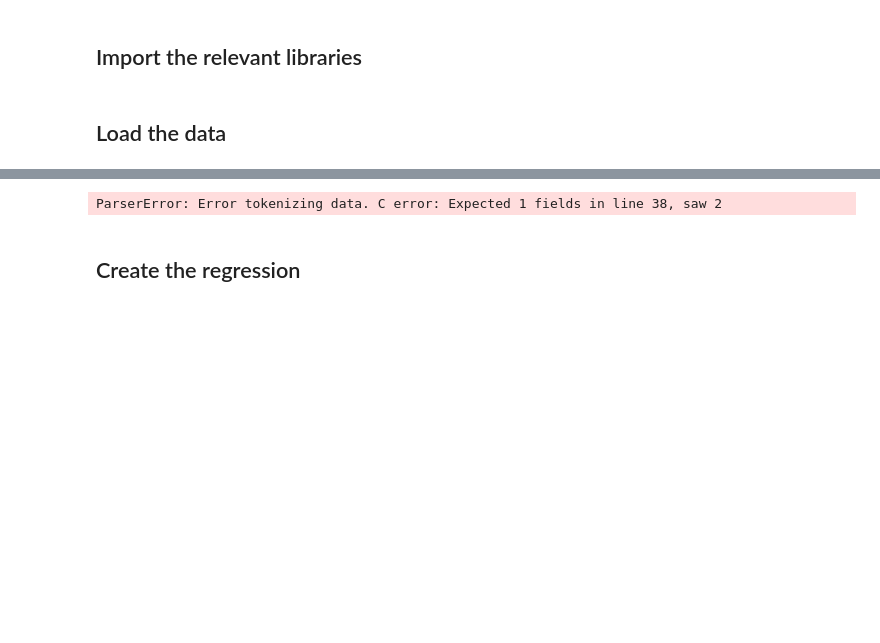
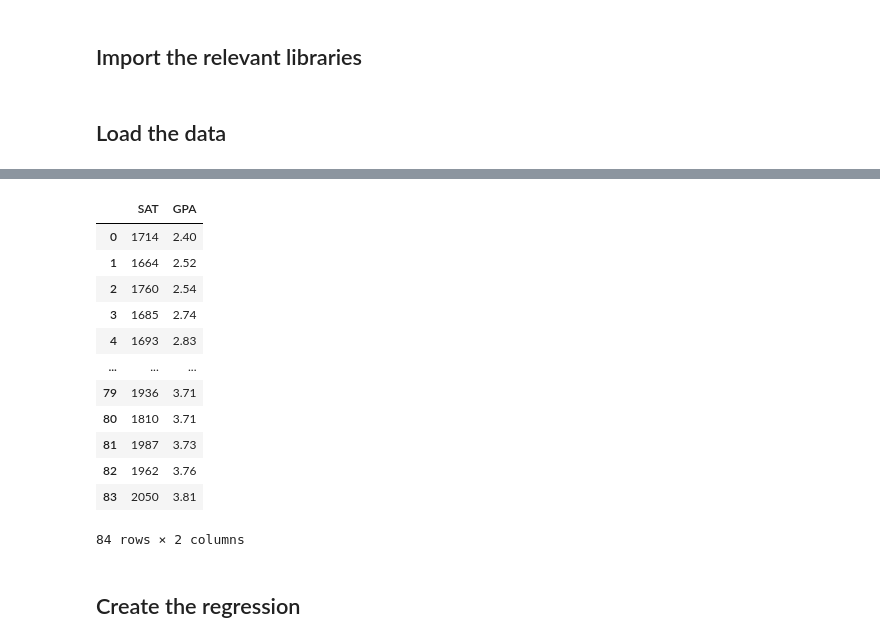
Before and after one commit to henrykibithia8-dev/DS-projests, a Jupyter notebook: Simple_linear_regression_Notebook.ipynb, the cells around one changed output, grey strips where cells are left out. Drawn from its saved outputs; the diff is of its cells as text; code cells hidden in the pictures; blank space fills up the shorter version.

```diff
--- a/Simple_linear_regression_Notebook.ipynb
+++ b/Simple_linear_regression_Notebook.ipynb
@@ -27,8 +17,20 @@ Saving Simple linear regression.csv to Simple linear regression (3).csv
 # %%
-data = pd.read_csv("Simple linear regression.csv")
+data = pd.read_csv("https://github.com/henrykibithia8-dev/DS-projests/raw/main/Simple%20linear%20regression.csv")
 data
 # %% [output]
+|  | SAT | GPA |
+| 0 | 1714 | 2.40 |
+| 1 | 1664 | 2.52 |
+| 2 | 1760 | 2.54 |
+| 3 | 1685 | 2.74 |
+| 4 | 1693 | 2.83 |
+| ... | ... | ... |
+| 79 | 1936 | 3.71 |
+| 80 | 1810 | 3.71 |
+| 81 | 1987 | 3.73 |
+| 82 | 1962 | 3.76 |
+| 83 | 2050 | 3.81 |
-ParserError: Error tokenizing data. C error: Expected 1 fields in line 38, saw 2
+84 rows × 2 columns
 # %% [markdown]
 ## Create the regression
 # %% [markdown]
```
Also changed, not shown: parts of 2 cells of this notebook.
